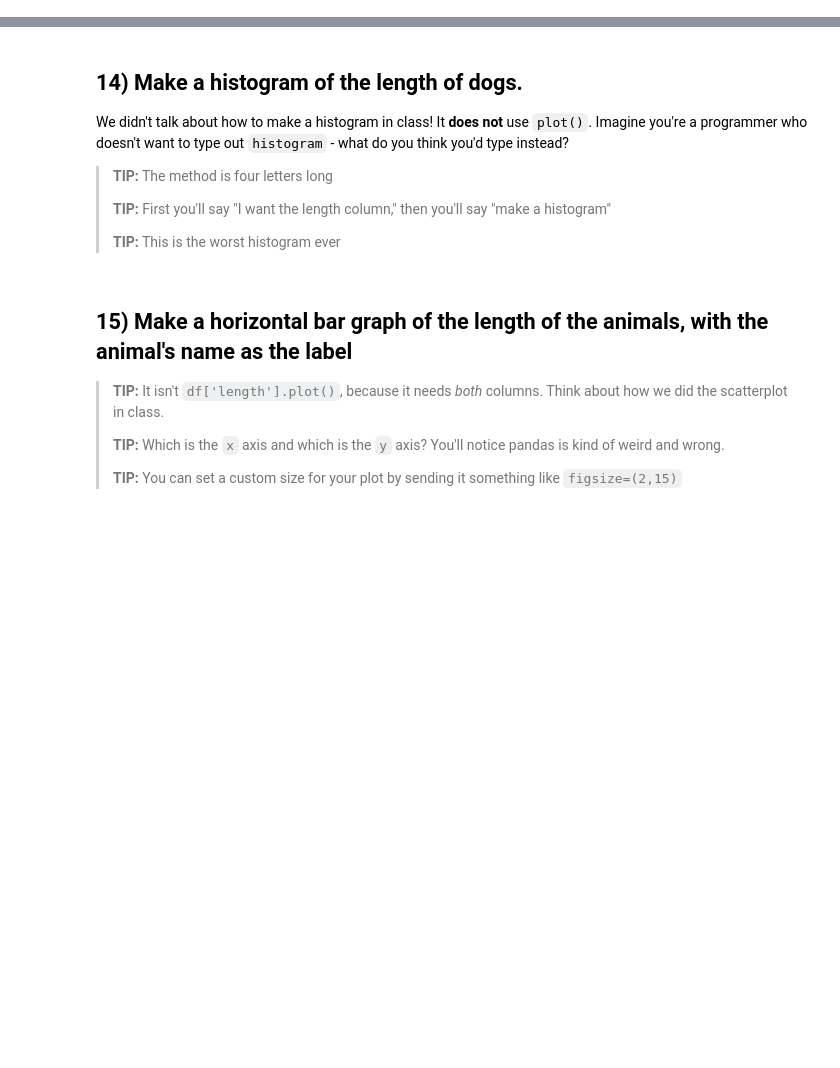
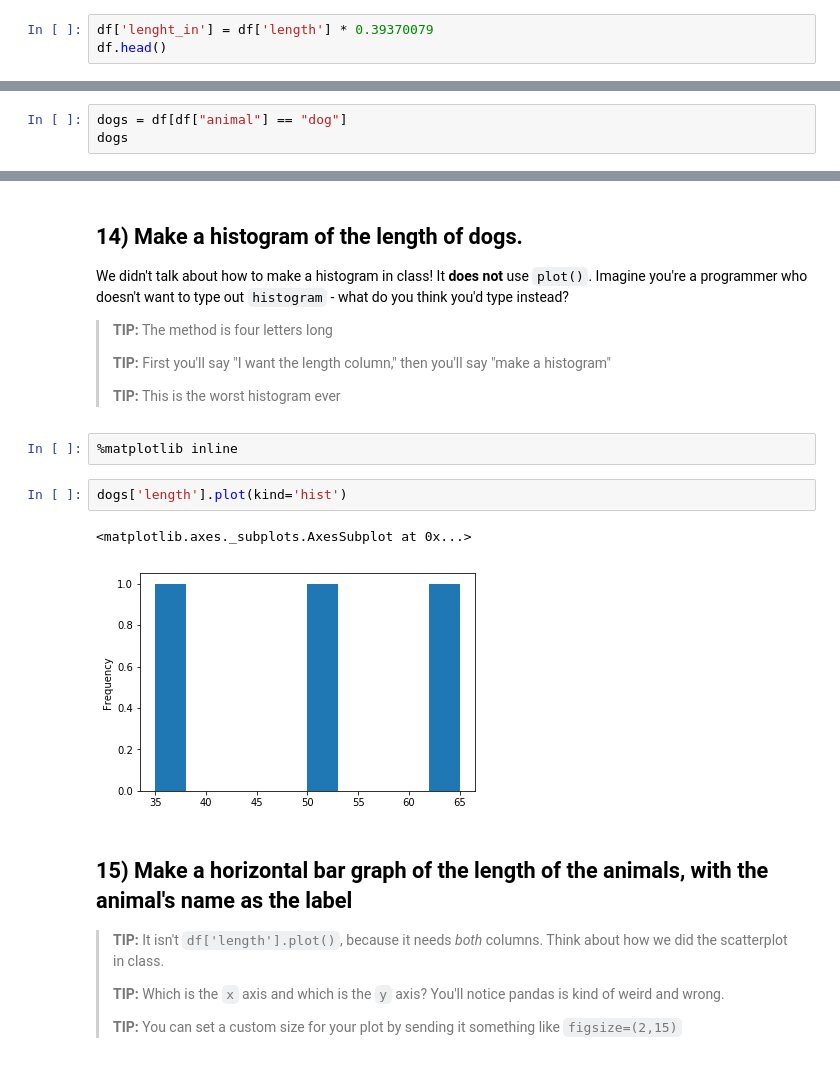
Before and after one commit to adaskalopoulou/foundations, a Jupyter notebook: 05 - pandas intro (animals dataset).ipynb, the cells around one changed output, grey strips where cells are left out. Saved outputs shown, nothing was run; the diff lists cells and outputs as text; blank space fills up the shorter version.

```diff
--- a/05 - pandas intro (animals dataset).ipynb
+++ b/05 - pandas intro (animals dataset).ipynb
@@ -130,3 +130,6 @@ df[df["length"] > 40]
 | 3 | dog | Devon | 50 |
 # %% [markdown]
 ## 9) `length` is the animal's length in centimeters. Create a new column called `inches` that is the length in inches.
+# %%
+df['lenght_in'] = df['length'] * 0.39370079
+df.head()
@@ -138,0 +157,3 @@ Once you do this, every time you use `cats` you'll only be talking about the cat
+# %%
+dogs = df[df["animal"] == "dog"]
+dogs
@@ -156,6 +211,13 @@ We didn't talk about how to make a histogram in class! It **does not** use `plot
 > **TIP:** First you'll say "I want the length column," then you'll say "make a histogram"
 >
 > **TIP:** This is the worst histogram ever
+# %%
+%matplotlib inline
+# %%
+dogs['length'].plot(kind='hist')
+# %% [output]
+<matplotlib.axes._subplots.AxesSubplot at 0x...>
+[figure, added]
 # %% [markdown]
 ## 15) Make a horizontal bar graph of the length of the animals, with the animal's name as the label
 
```
Also changed, not shown: parts of 13 cells of this notebook, 1 other file.
